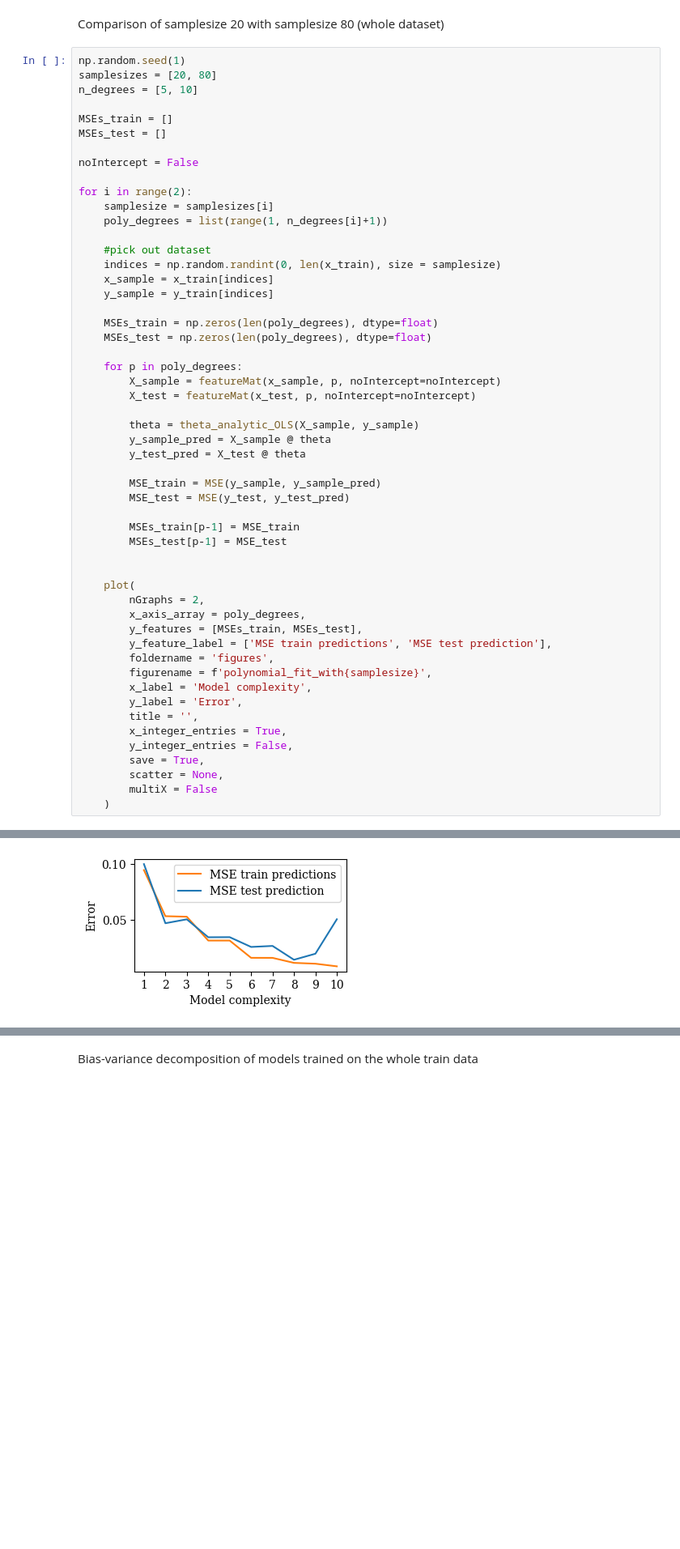
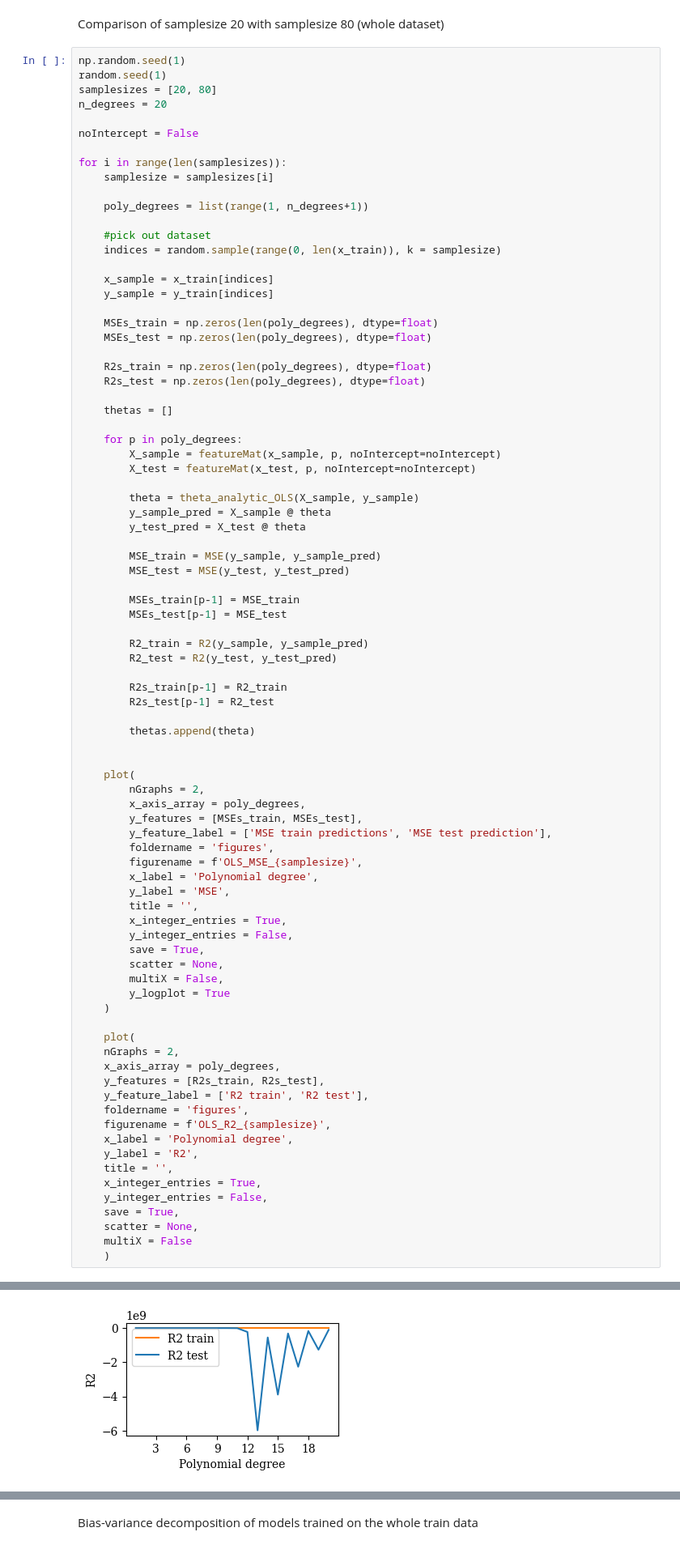
Before and after one commit to yangliu141/Exploration-of-Regression-with-the-Runge-Function, a Jupyter notebook: Code/Showcase_Notebooks/resampling_validation.ipynb, the cells around one changed output, grey strips where cells are left out. Shown at 81% size. Drawn from its saved outputs; the diff is of its cells as text; blank space fills up the shorter version.

```diff
--- a/Code/Showcase_Notebooks/resampling_validation.ipynb
+++ b/Code/Showcase_Notebooks/resampling_validation.ipynb
@@ -18,25 +18,30 @@ x_train = x_train.flatten(); x_test = x_test.flatten()
 Comparison of samplesize 20 with samplesize 80 (whole dataset)
 # %%
 np.random.seed(1)
+random.seed(1)
 samplesizes = [20, 80]
-n_degrees = [5, 10]
-
-MSEs_train = []
-MSEs_test = []
+n_degrees = 20
 
 noIntercept = False
 
-for i in range(2):
+for i in range(len(samplesizes)):
     samplesize = samplesizes[i]
-    poly_degrees = list(range(1, n_degrees[i]+1))
+
+    poly_degrees = list(range(1, n_degrees+1))
 
     #pick out dataset
-    indices = np.random.randint(0, len(x_train), size = samplesize)
+    indices = random.sample(range(0, len(x_train)), k = samplesize)
+
     x_sample = x_train[indices]
     y_sample = y_train[indices]
 
     MSEs_train = np.zeros(len(poly_degrees), dtype=float)
     MSEs_test = np.zeros(len(poly_degrees), dtype=float)
+
+    R2s_train = np.zeros(len(poly_degrees), dtype=float)
+    R2s_test = np.zeros(len(poly_degrees), dtype=float)
+
+    thetas = []
 
     for p in poly_degrees:
         X_sample = featureMat(x_sample, p, noIntercept=noIntercept)
@@ -52,6 +57,14 @@ for i in range(2):
         MSEs_train[p-1] = MSE_train
         MSEs_test[p-1] = MSE_test
 
+        R2_train = R2(y_sample, y_sample_pred)
+        R2_test = R2(y_test, y_test_pred)
+
+        R2s_train[p-1] = R2_train
+        R2s_test[p-1] = R2_test
+
+        thetas.append(theta)
+
 
     plot(
         nGraphs = 2,
@@ -59,14 +72,32 @@ for i in range(2):
         y_features = [MSEs_train, MSEs_test],
         y_feature_label = ['MSE train predictions', 'MSE test prediction'],
         foldername = 'figures',
-        figurename = f'polynomial_fit_with{samplesize}',
-        x_label = 'Model complexity',
-        y_label = 'Error',
+        figurename = f'OLS_MSE_{samplesize}',
+        x_label = 'Polynomial degree',
+        y_label = 'MSE',
         title = '',
         x_integer_entries = True,
         y_integer_entries = False,
         save = True,
         scatter = None,
-        multiX = False
+        multiX = False,
+        y_logplot = True
     )
+
+    plot(
+    nGraphs = 2,
+    x_axis_array = poly_degrees,
+    y_features = [R2s_train, R2s_test],
+    y_feature_label = ['R2 train', 'R2 test'],
+    foldername = 'figures',
+    figurename = f'OLS_R2_{samplesize}',
+    x_label = 'Polynomial degree',
+    y_label = 'R2',
+    title = '',
+    x_integer_entries = True,
+    y_integer_entries = False,
+    save = True,
+    scatter = None,
+    multiX = False
+    )
 # %% [output]
@@ -74 +105 @@ for i in range(2):
-[figure, old version]
+[figure, new version]
```
Also changed, not shown: parts of 5 cells of this notebook, 10 other files.
